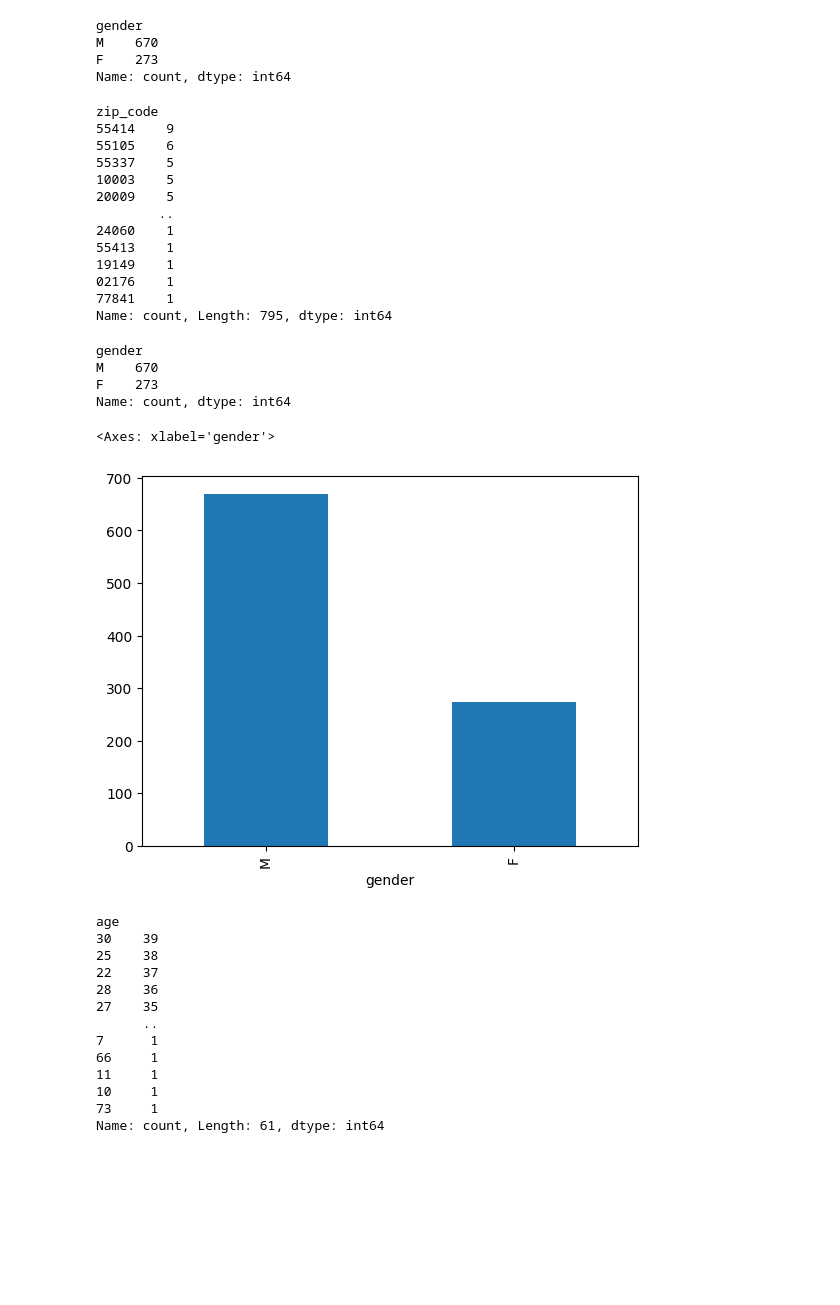
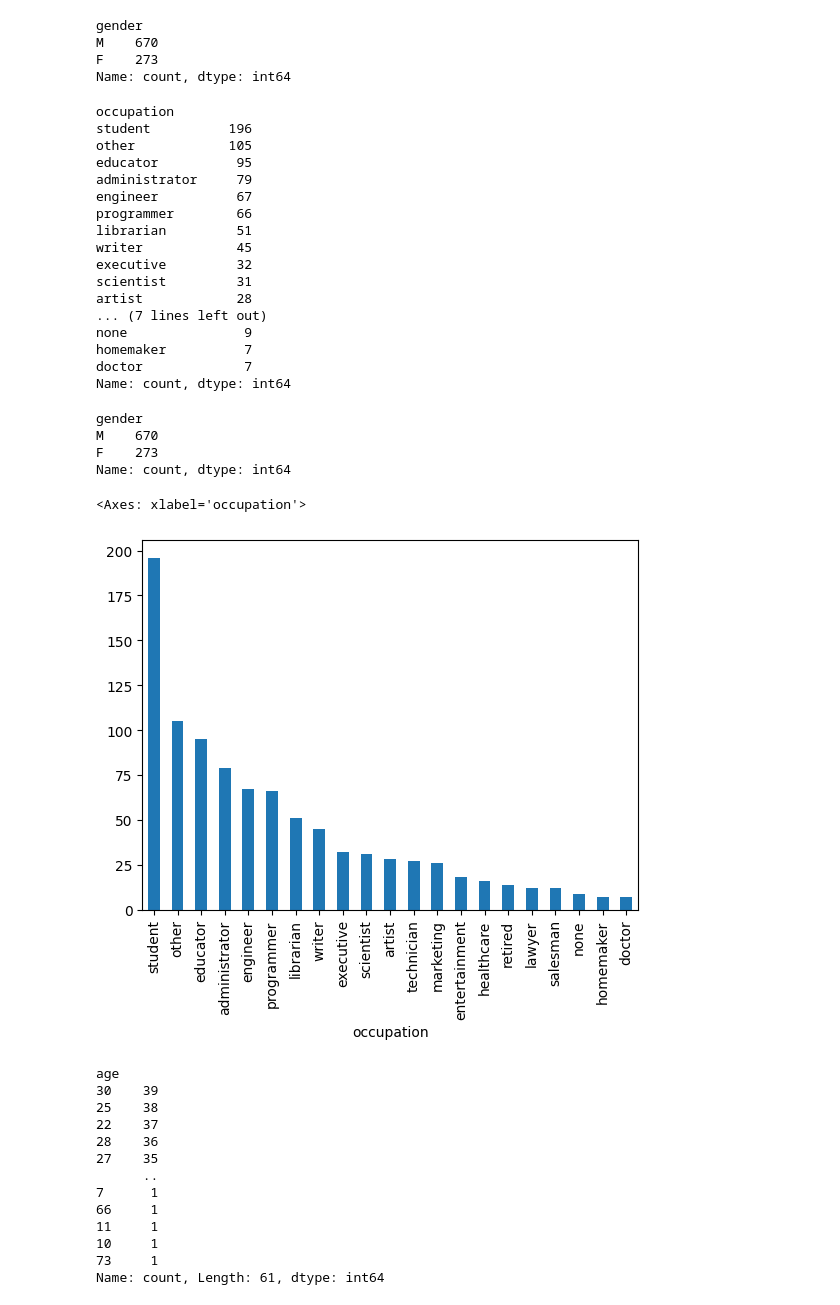
Before and after one commit to MoriZi/Introduction-to-Machine-Learning, a Jupyter notebook: Day 1/Data Manipulation.ipynb, the cells around one changed output. Cells and saved outputs as stored; diff of their text form; code cells hidden in the pictures; blank space fills up the shorter version.

```diff
--- a/Day 1/Data Manipulation.ipynb
+++ b/Day 1/Data Manipulation.ipynb
@@ -343,21 +354,25 @@ F    273
 Name: count, dtype: int64
 # %%
 # How many of each zip codes do we have?
-users.zip_code.value_counts()
+users.occupation.value_counts()
 # %% [output]
-zip_code
-55414    9
-55105    6
-55337    5
-10003    5
-20009    5
-        ..
-24060    1
-55413    1
-19149    1
-02176    1
-77841    1
-Name: count, Length: 795, dtype: int64
+occupation
+student          196
+other            105
+educator          95
+administrator     79
+engineer          67
+programmer        66
+librarian         51
+writer            45
+executive         32
+scientist         31
+artist            28
+... (7 lines left out)
+none               9
+homemaker          7
+doctor             7
+Name: count, dtype: int64
 # %%
 users.gender.value_counts()
 # %% [output]
@@ -366,10 +381,10 @@ M    670
 F    273
 Name: count, dtype: int64
 # %%
-users.gender.value_counts().plot(kind='bar')     # Quick plot by category
+users.occupation.value_counts().plot(kind='bar')     # Quick plot by category
 # %% [output]
-<Axes: xlabel='gender'>
+<Axes: xlabel='occupation'>
-[figure, old version]
+[figure, new version]
 # %%
 # Can also be used with numeric variables
 #   Try .sort_index() to sort by indices or .sort_values() to sort by counts.
```
Also changed, not shown: parts of 58 cells of this notebook, 6 other files.
